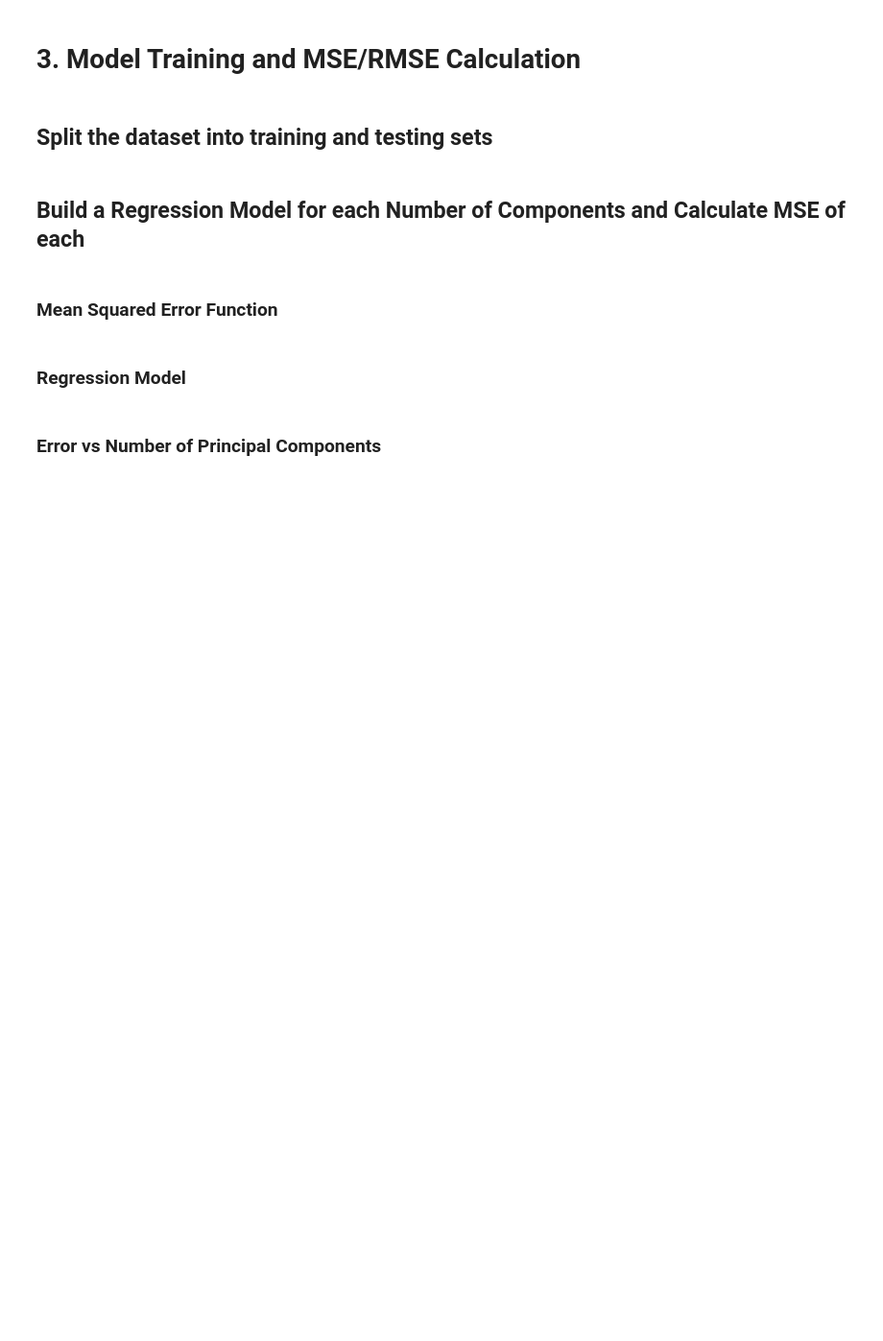
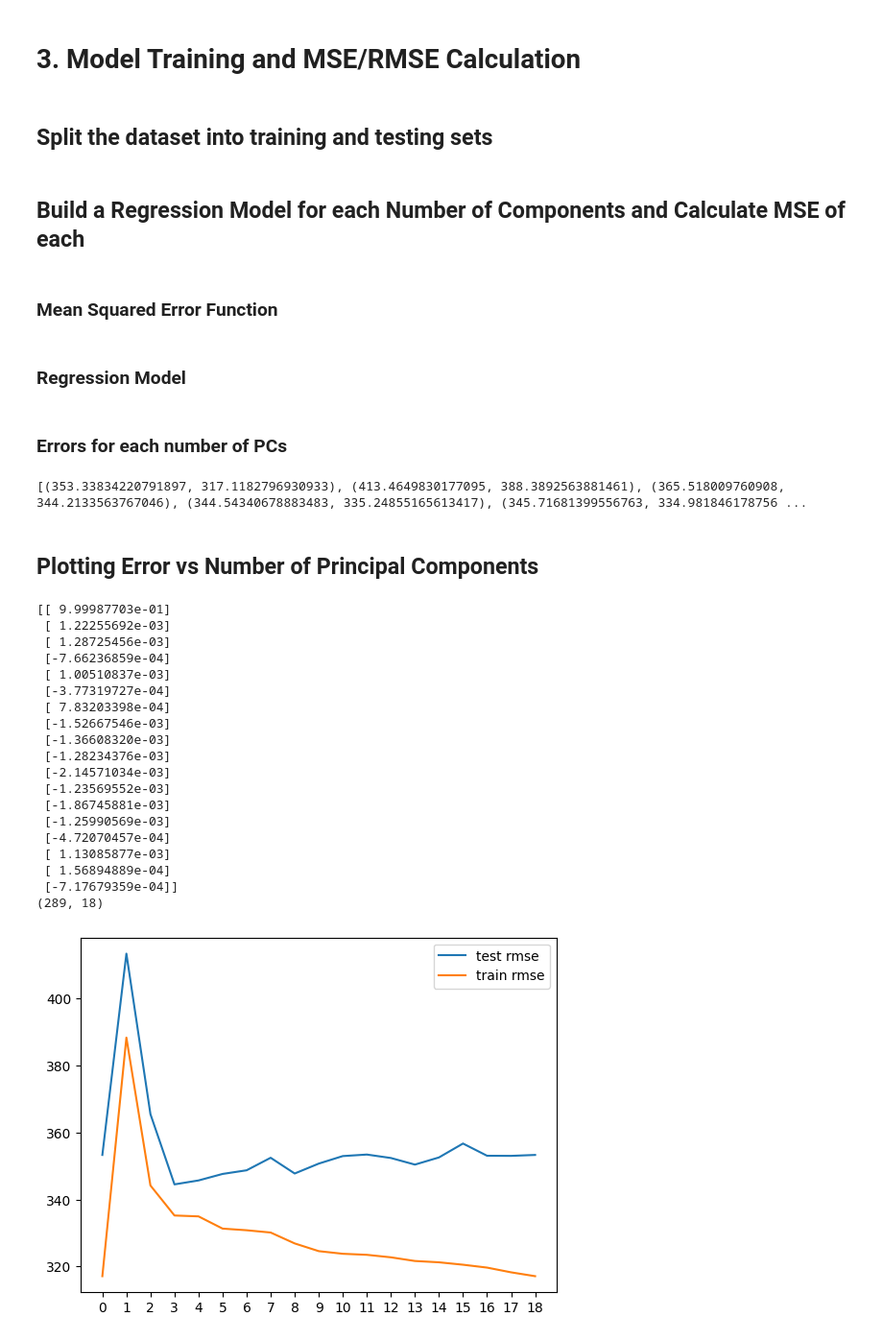
Before and after one commit to Neo-Panther/PCA-Linear-Regression, a Jupyter notebook: 2-B.ipynb, the cells around one changed output. Shown at 96% size. Cells and saved outputs as stored; diff of their text form; code cells hidden in the pictures; blank space fills up the shorter version.

```diff
--- a/2-B.ipynb
+++ b/2-B.ipynb
@@ -288,18 +296,64 @@ def test_train_split(X: np.ndarray, Y: np.ndarray, test_size = 0.25, random_stat
 # %% [markdown]
 ### Mean Squared Error Function
 # %%
-def mse(Y_true: np.ndarray, Y_pred: np.ndarray) -> float:
-  return np.mean((Y_true - Y_pred)**2)
+def rmse(Y_true: np.ndarray, Y_pred: np.ndarray) -> float:
+  return np.mean((Y_true - Y_pred)**2)**0.5
 # %% [markdown]
 ### Regression Model
 # %%
 def linear_regressor(X: np.ndarray, Y: np.ndarray):
   acc_test = acc_train = 0
   for i in range(5):
-    X_test, Y_test, X_train, Y_train = test_train_split(X, Y, 0.2, i)
+    X_test, Y_test, X_train, Y_train = test_train_split(X, Y, 0.25, i)
     W = np.linalg.inv(X_train.T @ X_train) @ (X_train.T @ Y_train)
-    acc_test += mse(Y_test, np.dot(X_test, W))
-    acc_train += mse(Y_train, np.dot(X_train, W))
+    acc_test += rmse(Y_test, np.dot(X_test, W))
+    acc_train += rmse(Y_train, np.dot(X_train, W))
   return acc_test/5, acc_train/5
+# %% [markdown]
+### Errors for each number of PCs
+# %%
+dataset = pd.read_csv("preprocessed.csv")
+X, Y = dataset.drop(['Salary'], axis = 1).to_numpy(), dataset['Salary'].to_numpy()
+matrix = np.cov(np.cov(X, rowvar=False))
+eig_values, eig_vectors = np.linalg.eigh(matrix)
+a = range(0, X.shape[1]+1)
+errs = [linear_regressor(X @ eig_vectors[:, -i:], Y) for i in a]
+print(errs)
+# %% [output]
+[(353.33834220791897, 317.1182796930933), (413.4649830177095, 388.3892563881461), (365.518009760908, 344.2133563767046), (344.54340678883483, 335.24855165613417), (345.71681399556763, 334.981846178756 ...
 # %% [markdown]
-### Error vs Number of Principal Components
+## Plotting Error vs Number of Principal Components
+# %%
+dataset = pd.read_csv("preprocessed.csv")
+X, Y = dataset.drop(['Salary'], axis = 1).to_numpy(), dataset['Salary'].to_numpy()
+matrix = np.cov(np.cov(X, rowvar=False))
+eig_values, eig_vectors = np.linalg.eigh(matrix)
+a = range(0, X.shape[1]+1)
+# print(eig_vectors[:, -1:])
+errs = [linear_regressor(X @ eig_vectors[:, -i:], Y) for i in a]
+# print(X.shape)
+plt.plot(a, errs)
+plt.legend(['test rmse', 'train rmse'])
+plt.xticks(a)
+plt.show()
+# %% [output]
+[[ 9.99987703e-01]
+ [ 1.22255692e-03]
+ [ 1.28725456e-03]
+ [-7.66236859e-04]
+ [ 1.00510837e-03]
+ [-3.77319727e-04]
+ [ 7.83203398e-04]
+ [-1.52667546e-03]
+ [-1.36608320e-03]
+ [-1.28234376e-03]
+ [-2.14571034e-03]
+ [-1.23569552e-03]
+ [-1.86745881e-03]
+ [-1.25990569e-03]
+ [-4.72070457e-04]
+ [ 1.13085877e-03]
+ [ 1.56894889e-04]
+ [-7.17679359e-04]]
+(289, 18)
+[figure, added]
```
Also changed, not shown: parts of 11 cells of this notebook, 1 other file.
